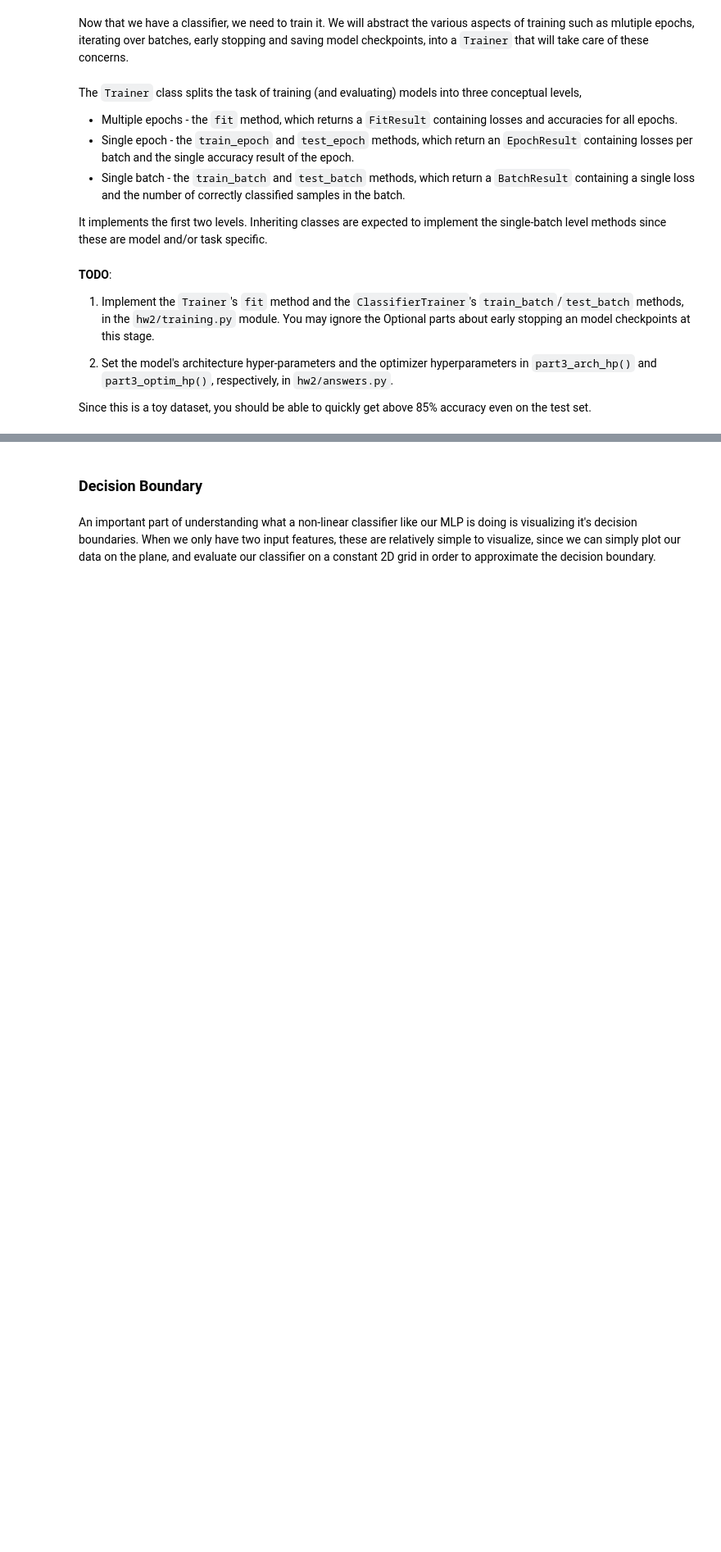
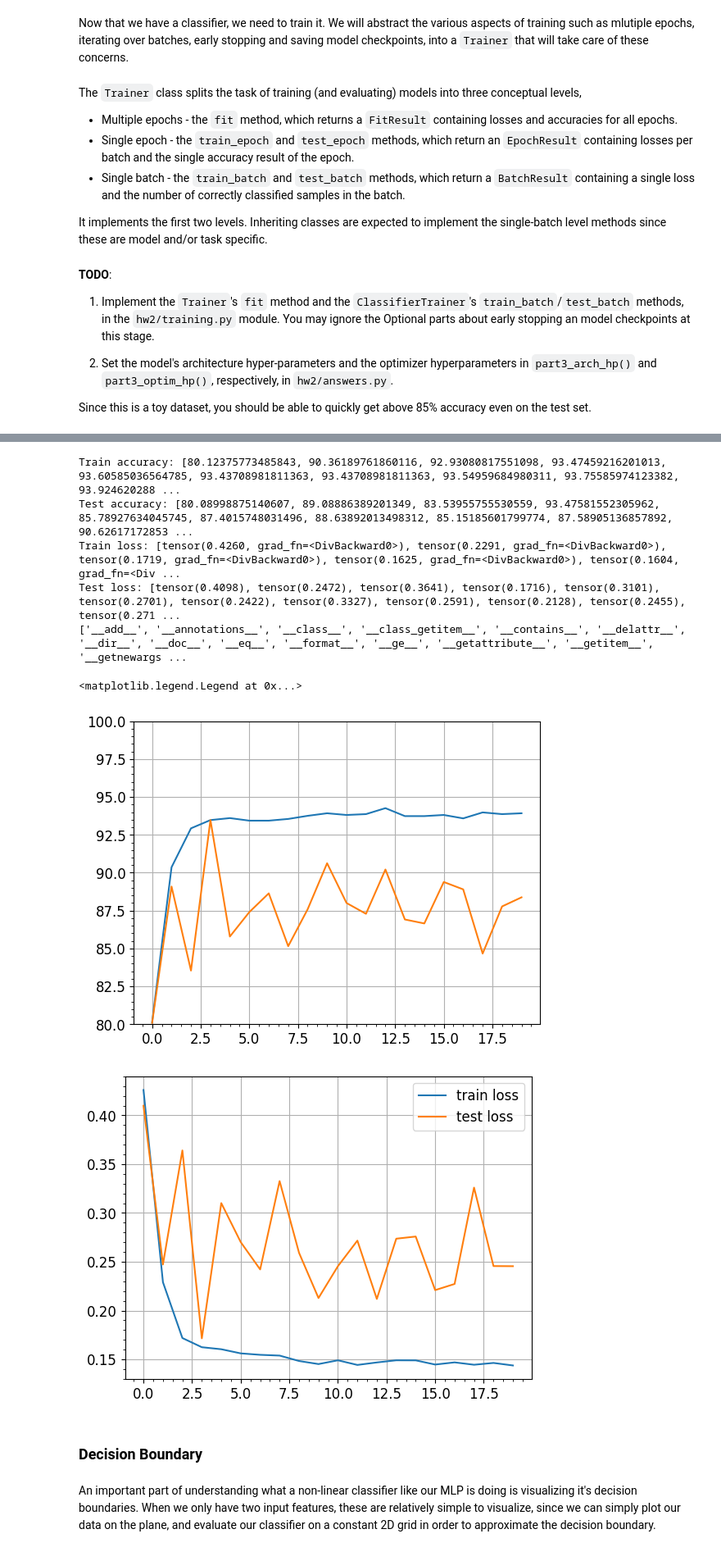
Before and after one commit to haeshed/deep-learning, a Jupyter notebook: hw2/Part3_MLP.ipynb, the cells around one changed output, grey strips where cells are left out. Shown at 82% size. Cells and saved outputs as stored; diff of their text form; code cells hidden in the pictures; blank space fills up the shorter version.

Commit message:
reasonable results in training

```diff
--- a/hw2/Part3_MLP.ipynb
+++ b/hw2/Part3_MLP.ipynb
@@ -364,7 +386,51 @@ test.assertGreaterEqual(fit_result.test_acc[-1], 75.0)
 # %%
 from cs236781.plot import plot_fit
 
-plot_fit(fit_result, log_loss=False, train_test_overlay=True);
+# plot_fit(fit_result.train_acc, log_loss=False, train_test_overlay=True)
+
+print(f"Train accuracy: {fit_result.train_acc}")
+print(f"Test accuracy: {fit_result.test_acc}")
+print(f"Train loss: {fit_result.train_loss}")
+print(f"Test loss: {fit_result.test_loss}")
+print(dir(fit_result))
+
+
+# convert fit_result.train_loss to numpy array
+
+# train_loss = fit_result.train_loss
+# test_loss = np.array(fit_result.test_loss)
+train_loss_np = [t.detach().numpy() for t in fit_result.train_loss]
+test_loss_np = [t.detach().numpy() for t in fit_result.test_loss]
+train_loss_np = np.array(train_loss_np)
+test_loss_np = np.array(test_loss_np)
+
+
+
+
+plt.minorticks_on()
+plt.ylim(80, 100)
+plt.grid()
+plt.plot(fit_result.train_acc)
+plt.plot(fit_result.test_acc)
+
+
+# plot train and test loss
+plt.figure()
+plt.minorticks_on()
+plt.ylim(0, 0.5)
+plt.grid()
+plt.plot(train_loss_np, label='train loss')
+plt.plot(test_loss_np, label='test loss')
+plt.legend()
+# %% [output]
+Train accuracy: [80.12375773485843, 90.36189761860116, 92.93080817551098, 93.47459216201013, 93.60585036564785, 93.43708981811363, 93.43708981811363, 93.54959684980311, 93.75585974123382, 93.924620288 ...
+Test accuracy: [80.08998875140607, 89.08886389201349, 83.53955755530559, 93.47581552305962, 85.78927634045745, 87.4015748031496, 88.63892013498312, 85.15185601799774, 87.58905136857892, 90.62617172853 ...
+Train loss: [tensor(0.4260, grad_fn=<DivBackward0>), tensor(0.2291, grad_fn=<DivBackward0>), tensor(0.1719, grad_fn=<DivBackward0>), tensor(0.1625, grad_fn=<DivBackward0>), tensor(0.1604, grad_fn=<Div ...
+Test loss: [tensor(0.4098), tensor(0.2472), tensor(0.3641), tensor(0.1716), tensor(0.3101), tensor(0.2701), tensor(0.2422), tensor(0.3327), tensor(0.2591), tensor(0.2128), tensor(0.2455), tensor(0.271 ...
+['__add__', '__annotations__', '__class__', '__class_getitem__', '__contains__', '__delattr__', '__dir__', '__doc__', '__eq__', '__format__', '__ge__', '__getattribute__', '__getitem__', '__getnewargs ...
+<matplotlib.legend.Legend at 0x...>
+[figure, added]
+[figure, added]
 # %% [markdown]
 ### Decision Boundary
 # %% [markdown]
```
Also changed, not shown: parts of 1 cell of this notebook, 2 other files.
